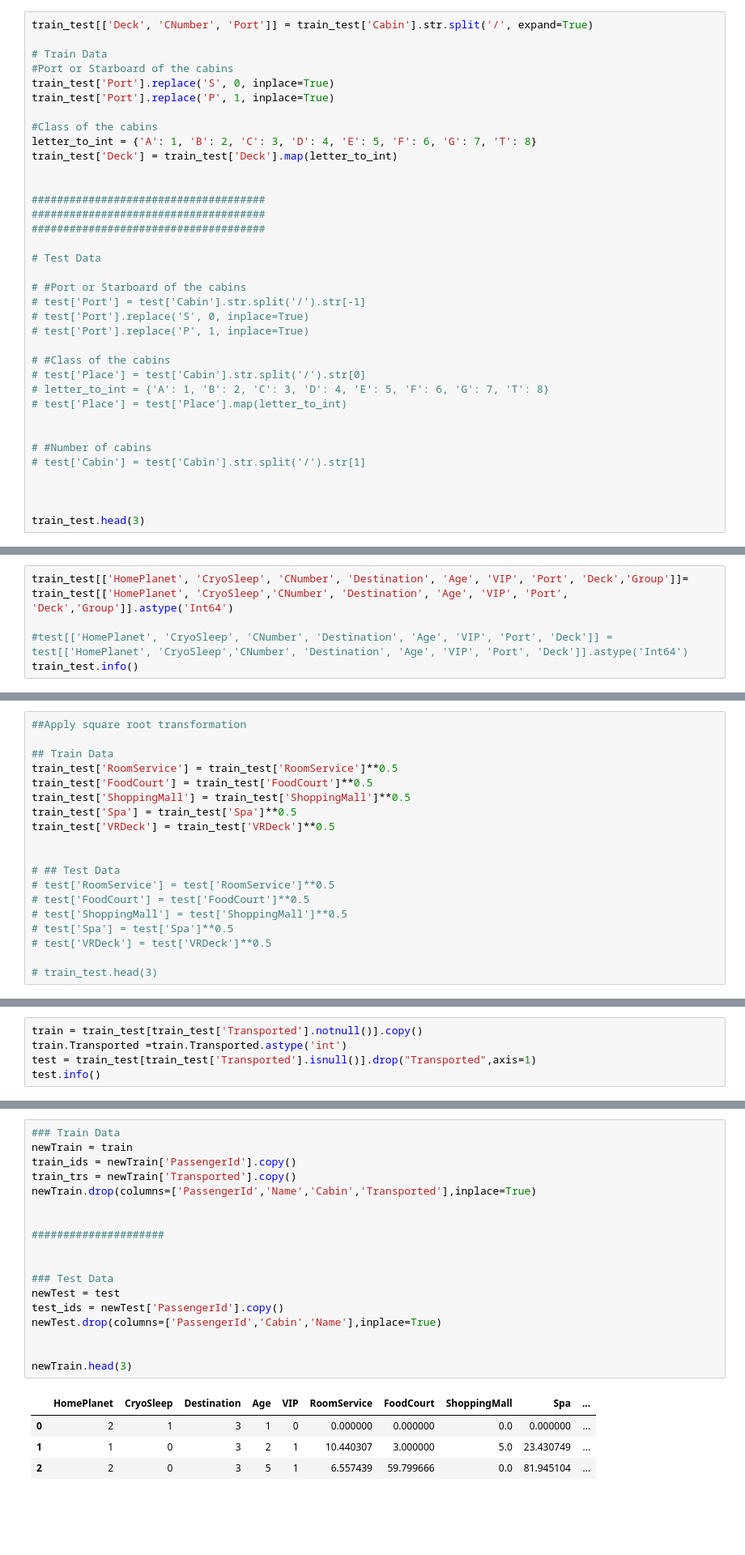
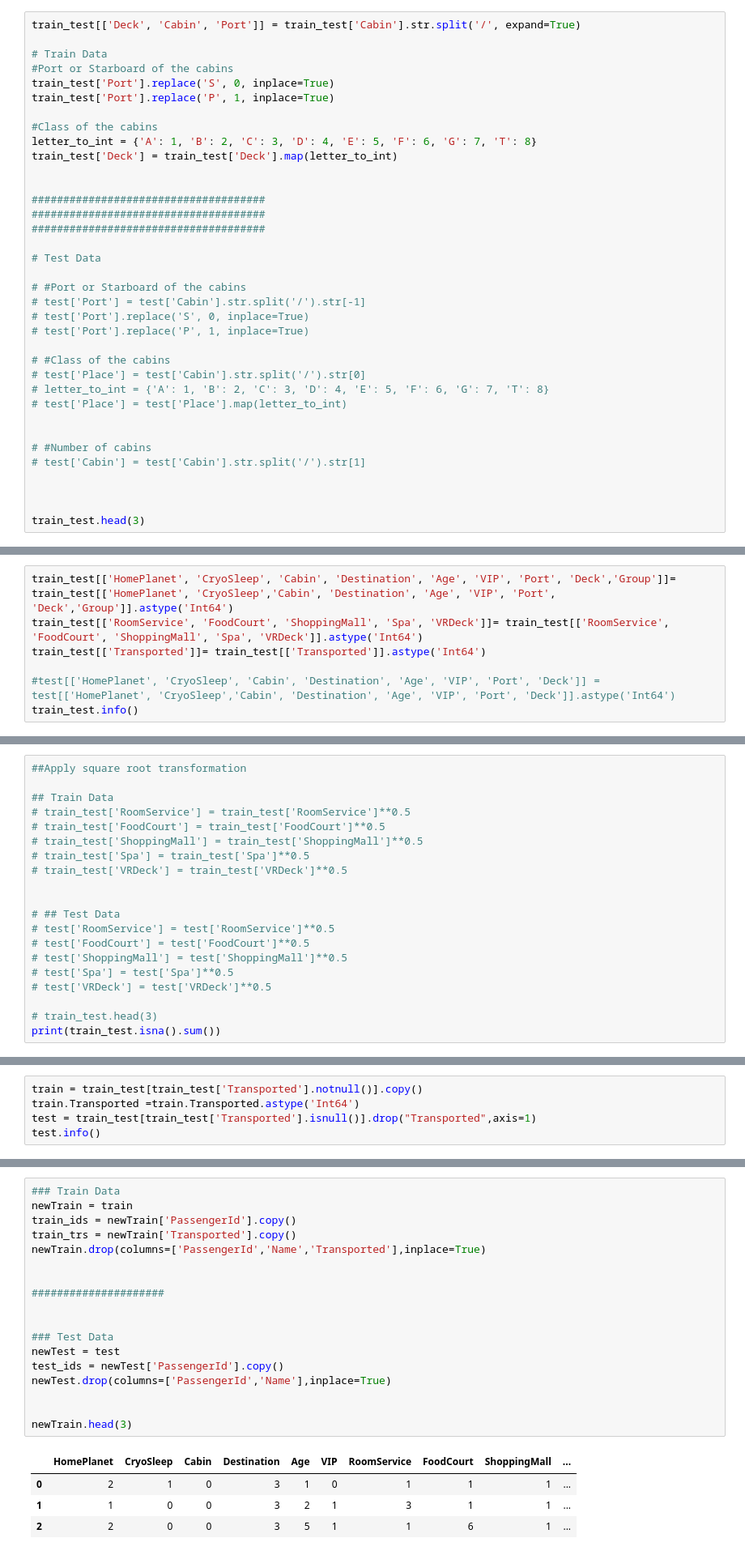
Before and after one commit to Sadeqsoli/SpaceTitanicSurvivors, a Jupyter notebook: spacetitanicsurvivors.ipynb, the cells around one changed output, grey strips where cells are left out. Shown at 81% size. Cells and saved outputs as stored; diff of their text form; blank space fills up the shorter version.

```diff
--- a/spacetitanicsurvivors.ipynb
+++ b/spacetitanicsurvivors.ipynb
@@ -480,7 +499,7 @@ Name               0
 Transported     4277
 dtype: int64
 # %%
-train_test[['Deck', 'CNumber', 'Port']] = train_test['Cabin'].str.split('/', expand=True)
+train_test[['Deck', 'Cabin', 'Port']] = train_test['Cabin'].str.split('/', expand=True)
 
 # Train Data
 #Port or Starboard of the cabins
@@ -525,9 +544,11 @@ train_test['Group'] = train_test['PassengerId'].astype(str).str[:4]
 counts = train_test['Group'].value_counts()
 train_test['Group'] = train_test['Group'].map(counts)
 # %%
-train_test[['HomePlanet', 'CryoSleep', 'CNumber', 'Destination', 'Age', 'VIP', 'Port', 'Deck','Group']]= train_test[['HomePlanet', 'CryoSleep','CNumber', 'Destination', 'Age', 'VIP', 'Port', 'Deck','Group']].astype('Int64')
+train_test[['HomePlanet', 'CryoSleep', 'Cabin', 'Destination', 'Age', 'VIP', 'Port', 'Deck','Group']]= train_test[['HomePlanet', 'CryoSleep','Cabin', 'Destination', 'Age', 'VIP', 'Port', 'Deck','Group']].astype('Int64')
+train_test[['RoomService', 'FoodCourt', 'ShoppingMall', 'Spa', 'VRDeck']]= train_test[['RoomService', 'FoodCourt', 'ShoppingMall', 'Spa', 'VRDeck']].astype('Int64')
+train_test[['Transported']]= train_test[['Transported']].astype('Int64')
 
-#test[['HomePlanet', 'CryoSleep', 'CNumber', 'Destination', 'Age', 'VIP', 'Port', 'Deck']] = test[['HomePlanet', 'CryoSleep','CNumber', 'Destination', 'Age', 'VIP', 'Port', 'Deck']].astype('Int64')
+#test[['HomePlanet', 'CryoSleep', 'Cabin', 'Destination', 'Age', 'VIP', 'Port', 'Deck']] = test[['HomePlanet', 'CryoSleep','Cabin', 'Destination', 'Age', 'VIP', 'Port', 'Deck']].astype('Int64')
 train_test.info()
 # %% [output]
 <class 'pandas.core.frame.DataFrame'>
@@ -551,11 +572,11 @@ memory usage: 2.0+ MB
 ##Apply square root transformation
 
 ## Train Data
-train_test['RoomService'] = train_test['RoomService']**0.5
-train_test['FoodCourt'] = train_test['FoodCourt']**0.5
-train_test['ShoppingMall'] = train_test['ShoppingMall']**0.5
-train_test['Spa'] = train_test['Spa']**0.5
-train_test['VRDeck'] = train_test['VRDeck']**0.5
+# train_test['RoomService'] = train_test['RoomService']**0.5
+# train_test['FoodCourt'] = train_test['FoodCourt']**0.5
+# train_test['ShoppingMall'] = train_test['ShoppingMall']**0.5
+# train_test['Spa'] = train_test['Spa']**0.5
+# train_test['VRDeck'] = train_test['VRDeck']**0.5
 
 
 # ## Test Data
@@ -566,3 +587,4 @@ train_test['VRDeck'] = train_test['VRDeck']**0.5
 # test['VRDeck'] = test['VRDeck']**0.5
 
 # train_test.head(3)
+print(train_test.isna().sum())
@@ -625,7 +664,7 @@ Train Data
 --------------
 # %%
 train = train_test[train_test['Transported'].notnull()].copy()
-train.Transported =train.Transported.astype('int')
+train.Transported =train.Transported.astype('Int64')
 test = train_test[train_test['Transported'].isnull()].drop("Transported",axis=1)
 test.info()
 # %% [output]
@@ -669,26 +708,26 @@ memory usage: 1.3+ MB
 # %%
 ### Train Data
 newTrain = train
 train_ids = newTrain['PassengerId'].copy()
 train_trs = newTrain['Transported'].copy()
-newTrain.drop(columns=['PassengerId','Name','Cabin','Transported'],inplace=True)
+newTrain.drop(columns=['PassengerId','Name','Transported'],inplace=True)
 
 
 #####################
 
 
 ### Test Data
 newTest = test
 test_ids = newTest['PassengerId'].copy()
-newTest.drop(columns=['PassengerId','Cabin','Name'],inplace=True)
+newTest.drop(columns=['PassengerId','Name'],inplace=True)
 
 
 newTrain.head(3)
 # %% [output]
-|  | HomePlanet | CryoSleep | Destination | Age | VIP | RoomService | FoodCourt | ShoppingMall | Spa | ... |
-| 0 | 2 | 1 | 3 | 1 | 0 | 0.000000 | 0.000000 | 0.0 | 0.000000 | ... |
-| 1 | 1 | 0 | 3 | 2 | 1 | 10.440307 | 3.000000 | 5.0 | 23.430749 | ... |
-| 2 | 2 | 0 | 3 | 5 | 1 | 6.557439 | 59.799666 | 0.0 | 81.945104 | ... |
+|  | HomePlanet | CryoSleep | Cabin | Destination | Age | VIP | RoomService | FoodCourt | ShoppingMall | ... |
+| 0 | 2 | 1 | 0 | 3 | 1 | 0 | 1 | 1 | 1 | ... |
+| 1 | 1 | 0 | 0 | 3 | 2 | 1 | 3 | 1 | 1 | ... |
+| 2 | 2 | 0 | 0 | 3 | 5 | 1 | 1 | 6 | 1 | ... |
 # %%
 newTrain.info()
 # %% [output]
```
Also changed, not shown: parts of 12 cells of this notebook.
